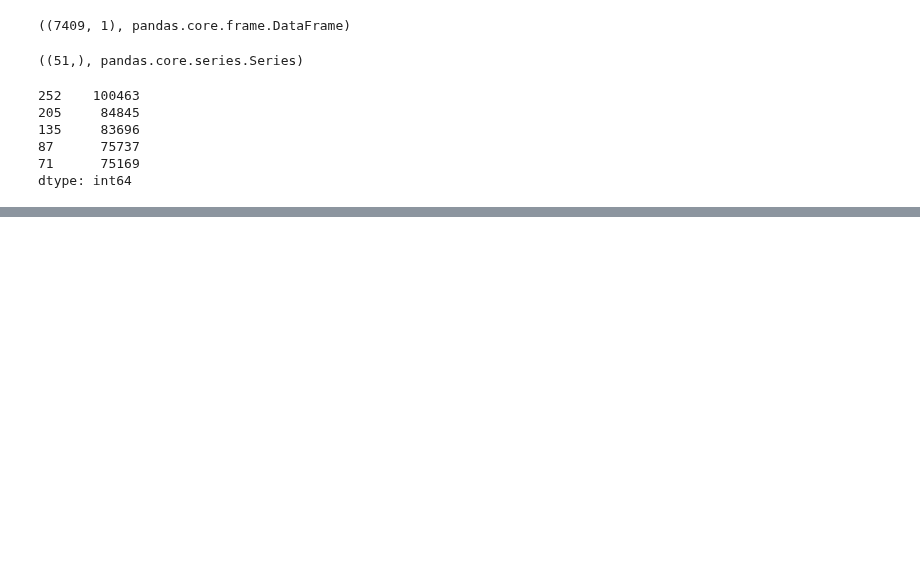
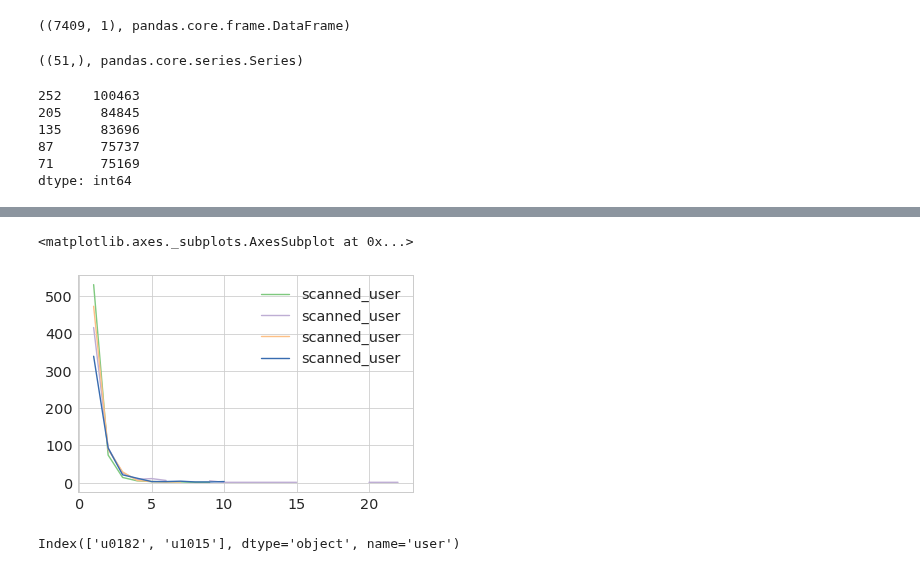
Before and after one commit to AllanLRH/master_thesis, a Jupyter notebook: morequestions/bluetooth_adjacent_one_user_at_a_time.ipynb, the cells around one changed output, grey strips where cells are left out. Saved outputs shown, nothing was run; the diff lists cells and outputs as text; code cells hidden in the pictures; blank space fills up the shorter version.

```diff
--- a/morequestions/bluetooth_adjacent_one_user_at_a_time.ipynb
+++ b/morequestions/bluetooth_adjacent_one_user_at_a_time.ipynb
@@ -82,0 +75,12 @@ grp0
+# %%
+pd.DataFrame([grp0.scanned_user.map(lambda el: 0 if pd.isna(el) else len(el)).value_counts().sort_index(),
+grp1.scanned_user.map(lambda el: 0 if pd.isna(el) else len(el)).value_counts().sort_index(),
+grp2.scanned_user.map(lambda el: 0 if pd.isna(el) else len(el)).value_counts().sort_index(),
+grp3.scanned_user.map(lambda el: 0 if pd.isna(el) else len(el)).value_counts().sort_index()]).T.iloc[1:, :].plot()
+# %% [output]
+<matplotlib.axes._subplots.AxesSubplot at 0x...>
+[figure, added]
+# %%
+pd.concat([grp0, grp1]).index.get_level_values('user').unique()
+# %% [output]
+Index(['u0182', 'u1015'], dtype='object', name='user')
```
Also changed, not shown: parts of 10 cells of this notebook, 2 other files.
